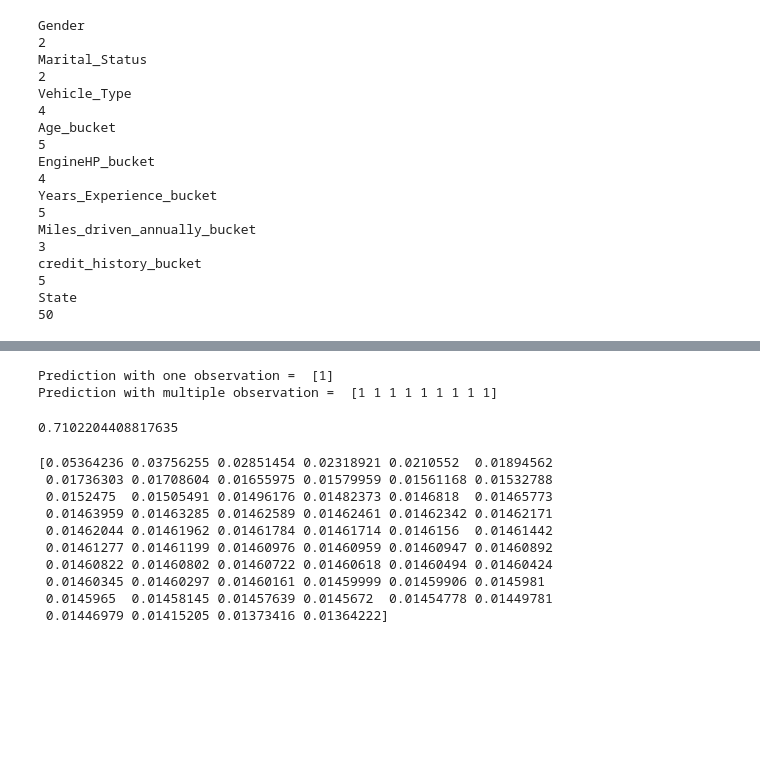
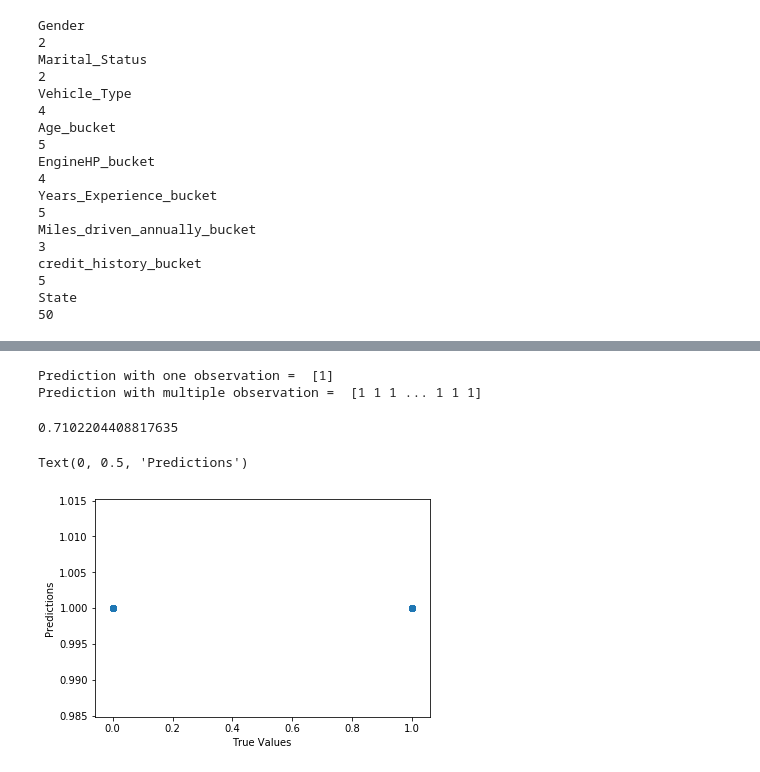
Before and after one commit to mu-mandayam/DataScience, a Jupyter notebook: RandomF_Challenge-#2.ipynb, the cells around one changed output, grey strips where cells are left out. Drawn from its saved outputs; the diff is of its cells as text; code cells hidden in the pictures; blank space fills up the shorter version.

```diff
--- a/RandomF_Challenge-#2.ipynb
+++ b/RandomF_Challenge-#2.ipynb
@@ -73,11 +73,3 @@ X = pd.get_dummies(X)
 X = X.dropna(axis=1)
 
 X_train, X_test, y_train, y_test = train_test_split(X, y, test_size=0.33, random_state=42)
-# %%
-from sklearn.preprocessing import StandardScaler
-scaler = StandardScaler()
-# Fit on training set only.
-scaler.fit(X_train)
-# Apply transform to both the training set and the test set.
-X_train = scaler.transform(X_train)
-X_test = scaler.transform(X_test)
@@ -88,38 +108,36 @@ pca = PCA(.95)
 # %%
-pca.fit(X_train)
+#pca.fit(X_train)
 
-X_train = pca.transform(X_train)
-X_test = pca.transform(X_test)
+#X_train = pca.transform(X_train)
+#X_test = pca.transform(X_test)
 
 from sklearn.linear_model import LogisticRegression
 
-logisticRegr = LogisticRegression()
+logisticRegr = LogisticRegression(solver='lbfgs')
 
 logisticRegr.fit(X_train, y_train)
 
+X_test = X_test.values
+y_test = y_test.values
+
 # Predict for One Observation
-predict_lbl = logisticRegr.predict(X_test[72].reshape(1,-1))
+predict_lbl = logisticRegr.predict(X_test[0].reshape(1,-1))
 
 print('Prediction with one observation = ', predict_lbl)
 # Predict for One Observation
-predict_lbl_2 = logisticRegr.predict(X_test[81:90])
+predict_lbl_2 = logisticRegr.predict(X_test)
 print('Prediction with multiple observation = ', predict_lbl_2)
 
 logisticRegr.score(X_test, y_test)
 # %% [output]
 Prediction with one observation =  [1]
-Prediction with multiple observation =  [1 1 1 1 1 1 1 1 1]
+Prediction with multiple observation =  [1 1 1 ... 1 1 1]
 0.7102204408817635
-# %%
-print(pca.explained_variance_ratio_)
-# %% [output]
-[0.05364236 0.03756255 0.02851454 0.02318921 0.0210552  0.01894562
- 0.01736303 0.01708604 0.01655975 0.01579959 0.01561168 0.01532788
- 0.0152475  0.01505491 0.01496176 0.01482373 0.0146818  0.01465773
- 0.01463959 0.01463285 0.01462589 0.01462461 0.01462342 0.01462171
- 0.01462044 0.01461962 0.01461784 0.01461714 0.0146156  0.01461442
- 0.01461277 0.01461199 0.01460976 0.01460959 0.01460947 0.01460892
- 0.01460822 0.01460802 0.01460722 0.01460618 0.01460494 0.01460424
- 0.01460345 0.01460297 0.01460161 0.01459999 0.01459906 0.0145981
- 0.0145965  0.01458145 0.01457639 0.0145672  0.01454778 0.01449781
- 0.01446979 0.01415205 0.01373416 0.01364222]
+# %%
+## The line / model
+plt.scatter(y_test, predict_lbl_2)
+plt.xlabel('True Values')
+plt.ylabel('Predictions')
+# %% [output]
+Text(0, 0.5, 'Predictions')
+[figure, added]
```
Also changed, not shown: parts of 7 cells of this notebook.
